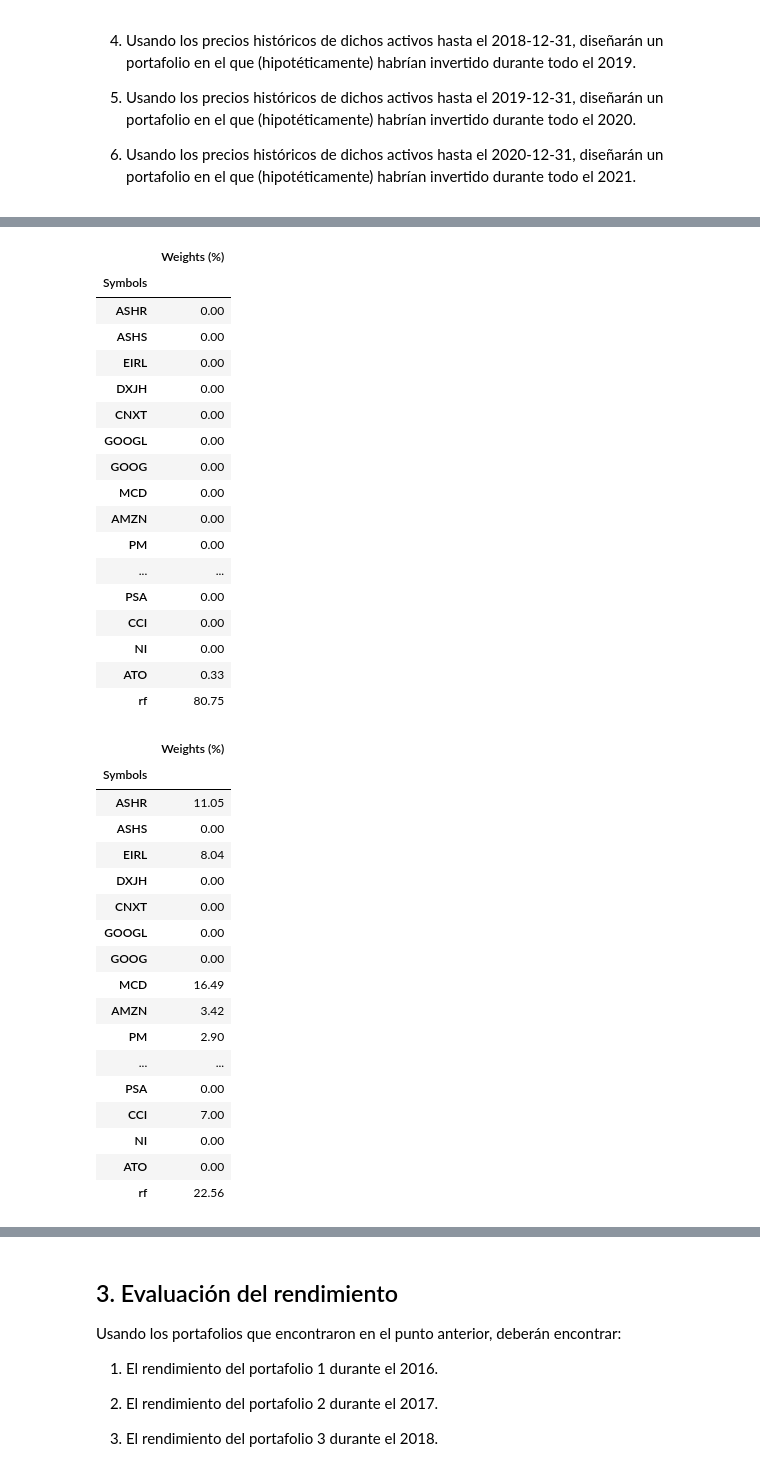
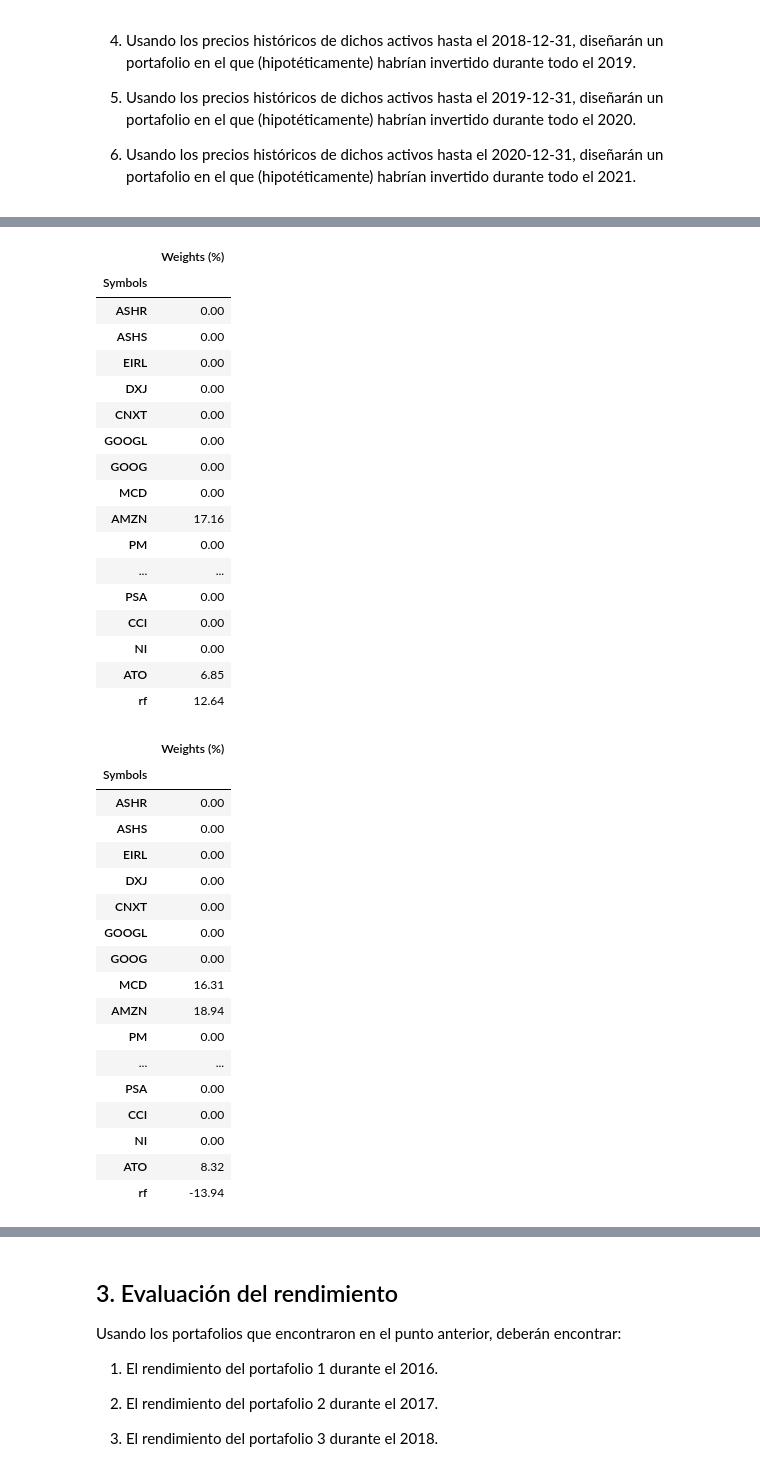
Before and after one commit to MontseOP/Proyecto_Portafolios, a Jupyter notebook: Proyecto Ortiz-Palacios.ipynb, the cells around one changed output, grey strips where cells are left out. Saved outputs shown, nothing was run; the diff lists cells and outputs as text; code cells hidden in the pictures.

```diff
--- a/Proyecto Ortiz-Palacios.ipynb
+++ b/Proyecto Ortiz-Palacios.ipynb
@@ -185,59 +166,63 @@ port_efi(Eind_2015, rf_2015, Sigma_2015, 15)
 | rf | 0.63 |
 # %%
 closes_2016 = get_adj_closes(ETF + acciones, "01-01-2016",'31-12-2016')
-rf_2016 = 0.0062/252
+hist_2016 = pd.concat([closes,closes_2016])
+rf_2016 = 0.0087/252
 
-rend_2016 = closes_2016.pct_change().dropna()
+rend_2016 = hist_2016.pct_change().dropna()
 Eind_2016 = rend_2016.mean()
 Sigma_2016 = rend_2016.cov()
 
-port_efi(Eind_2016, rf_2016, Sigma_2016, 15)
+w_2016 = port_efi(Eind_2016, rf_2016, Sigma_2016, 15)
+w_2016
 # %% [output]
 |  | Weights (%) |
 | Symbols |  |
 | ASHR | 0.00 |
 | ASHS | 0.00 |
 | EIRL | 0.00 |
-| DXJH | 0.00 |
+| DXJ | 0.00 |
 | CNXT | 0.00 |
 | GOOGL | 0.00 |
 | GOOG | 0.00 |
 | MCD | 0.00 |
-| AMZN | 0.00 |
+| AMZN | 17.16 |
 | PM | 0.00 |
 | ... | ... |
 | PSA | 0.00 |
 | CCI | 0.00 |
 | NI | 0.00 |
-| ATO | 0.33 |
-| rf | 80.75 |
+| ATO | 6.85 |
+| rf | 12.64 |
 # %%
 closes_2017 = get_adj_closes(ETF + acciones, "01-01-2017",'31-12-2017')
-rf_2017 = 0.0062/252
+rf_2017 = 0.0178/252
+hist_2017 = pd.concat([hist_2016,closes_2017])
 
-rend_2017 = closes_2017.pct_change().dropna()
+rend_2017 = hist_2017.pct_change().dropna()
 Eind_2017 = rend_2017.mean()
 Sigma_2017 = rend_2017.cov()
 
-port_efi(Eind_2017, rf_2017, Sigma_2017, 15)
+w_2017 = port_efi(Eind_2017, rf_2017, Sigma_2017, 15)
+w_2017
 # %% [output]
 |  | Weights (%) |
 | Symbols |  |
-| ASHR | 11.05 |
+| ASHR | 0.00 |
 | ASHS | 0.00 |
-| EIRL | 8.04 |
-| DXJH | 0.00 |
+| EIRL | 0.00 |
+| DXJ | 0.00 |
 | CNXT | 0.00 |
 | GOOGL | 0.00 |
 | GOOG | 0.00 |
-| MCD | 16.49 |
-| AMZN | 3.42 |
-| PM | 2.90 |
+| MCD | 16.31 |
+| AMZN | 18.94 |
+| PM | 0.00 |
 | ... | ... |
 | PSA | 0.00 |
-| CCI | 7.00 |
+| CCI | 0.00 |
 | NI | 0.00 |
-| ATO | 0.00 |
-| rf | 22.56 |
+| ATO | 8.32 |
+| rf | -13.94 |
 # %%
 closes_2018 = get_adj_closes(ETF + acciones, "01-01-2018",'31-12-2018')
```
Also changed, not shown: parts of 15 cells of this notebook.
